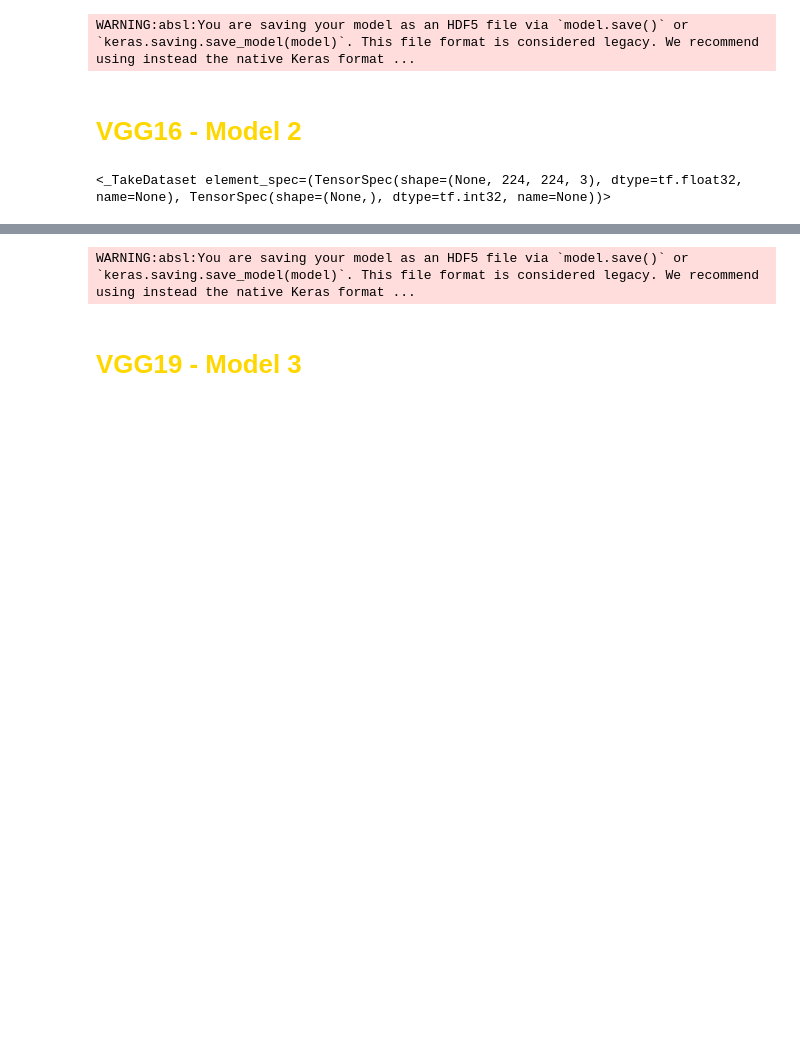
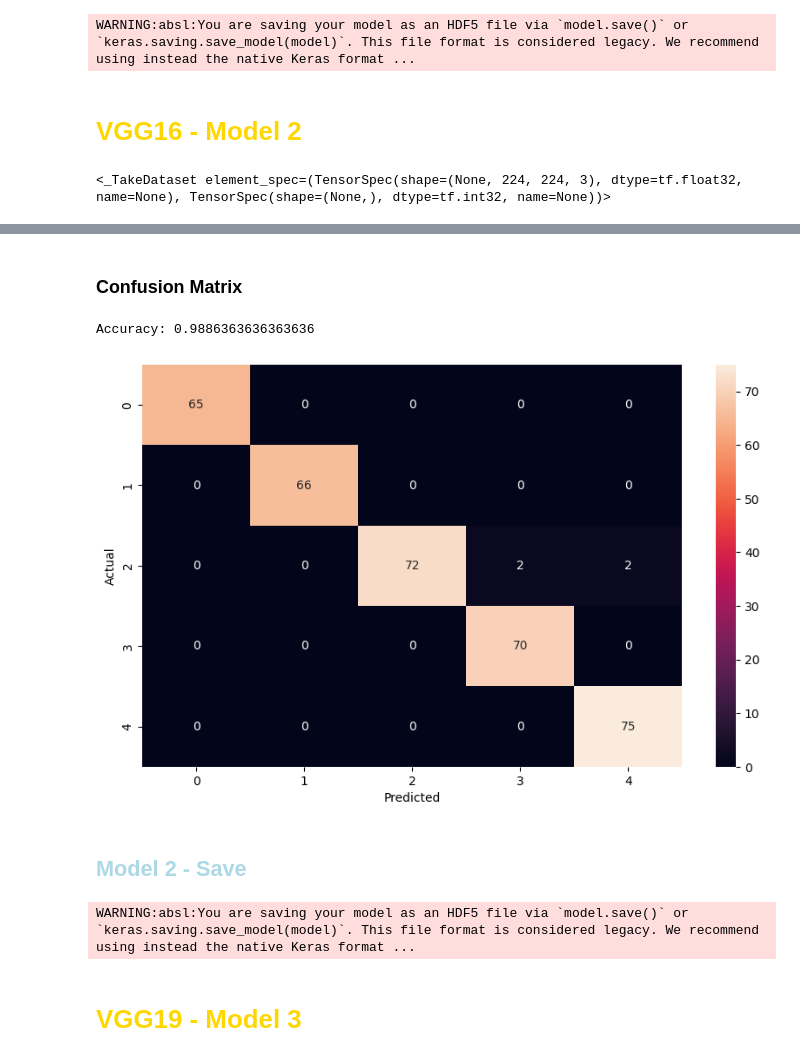
Before and after one commit to benjokapu/tpCNNavanzado, a Jupyter notebook: main.ipynb, the cells around one changed output, grey strips where cells are left out. Cells and saved outputs as stored; diff of their text form; code cells hidden in the pictures; blank space fills up the shorter version.

```diff
--- a/main.ipynb
+++ b/main.ipynb
@@ -614 +637,10 @@ plt.show()
+# %% [markdown]
+### Confusion Matrix
+# %%
+confusion_matrix1(y_test, y_pred)
+# %% [output]
+Accuracy: 0.9886363636363636
+[figure, added]
+# %% [markdown]
+## <span style="color:lightblue">Model 2 - Save</span>
 # %%
```
Also changed, not shown: parts of 36 cells of this notebook, 1 other file.
